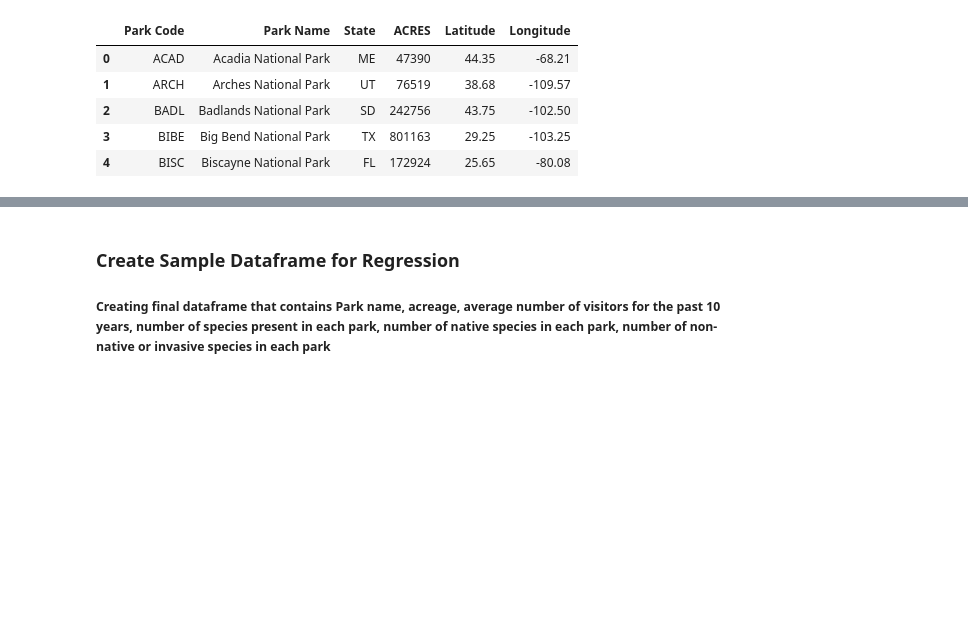
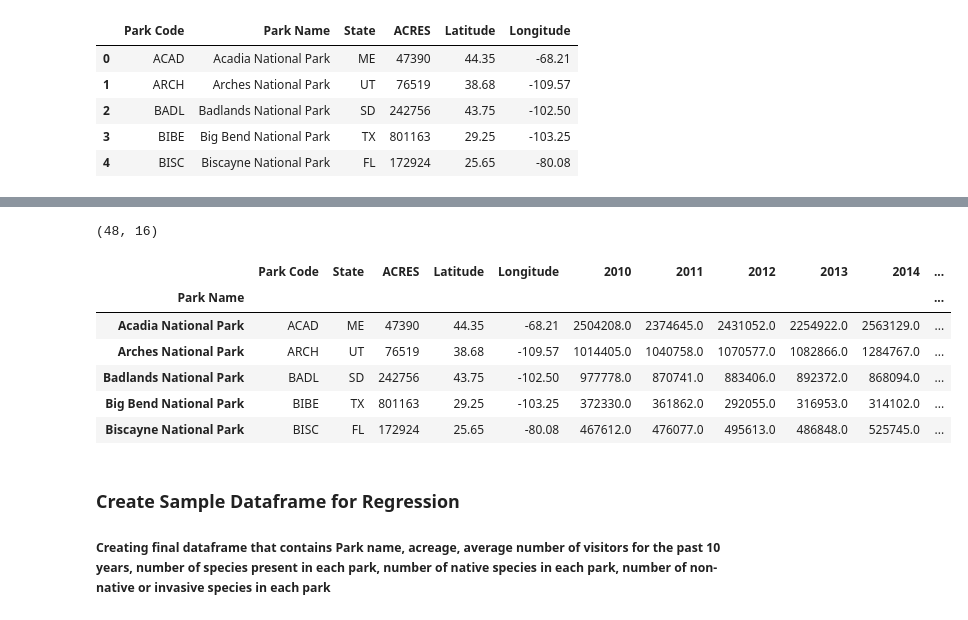
Before and after one commit to holleyvoegtle/Biodiversity_Analysis, a Jupyter notebook: machine-learning/Biodiversity_MachineLearning.ipynb, the cells around one changed output, grey strips where cells are left out. Saved outputs shown, nothing was run; the diff lists cells and outputs as text; code cells hidden in the pictures; blank space fills up the shorter version.

```diff
--- a/machine-learning/Biodiversity_MachineLearning.ipynb
+++ b/machine-learning/Biodiversity_MachineLearning.ipynb
@@ -76,3 +180,17 @@ visitation_df.head()
+# %%
+#Drop null values
+park_visitation_df_drop_nulls = park_visitation_df.dropna()
+print(park_visitation_df_drop_nulls.shape)
+park_visitation_df_drop_nulls.head()
+# %% [output]
+(48, 16)
+|  | Park Code | State | ACRES | Latitude | Longitude | 2010 | 2011 | 2012 | 2013 | 2014 | ... |
+| Park Name |  |  |  |  |  |  |  |  |  |  | ... |
+| Acadia National Park | ACAD | ME | 47390 | 44.35 | -68.21 | 2504208.0 | 2374645.0 | 2431052.0 | 2254922.0 | 2563129.0 | ... |
+| Arches National Park | ARCH | UT | 76519 | 38.68 | -109.57 | 1014405.0 | 1040758.0 | 1070577.0 | 1082866.0 | 1284767.0 | ... |
+| Badlands National Park | BADL | SD | 242756 | 43.75 | -102.50 | 977778.0 | 870741.0 | 883406.0 | 892372.0 | 868094.0 | ... |
+| Big Bend National Park | BIBE | TX | 801163 | 29.25 | -103.25 | 372330.0 | 361862.0 | 292055.0 | 316953.0 | 314102.0 | ... |
+| Biscayne National Park | BISC | FL | 172924 | 25.65 | -80.08 | 467612.0 | 476077.0 | 495613.0 | 486848.0 | 525745.0 | ... |
 # %% [markdown]
 ### Create Sample Dataframe for Regression
 ##### Creating final dataframe that contains Park name, acreage, average number of visitors for the past 10 years, number of species present in each park, number of native species in each park, number of non-native or invasive species in each park
```
Also changed, not shown: parts of 11 cells of this notebook.
